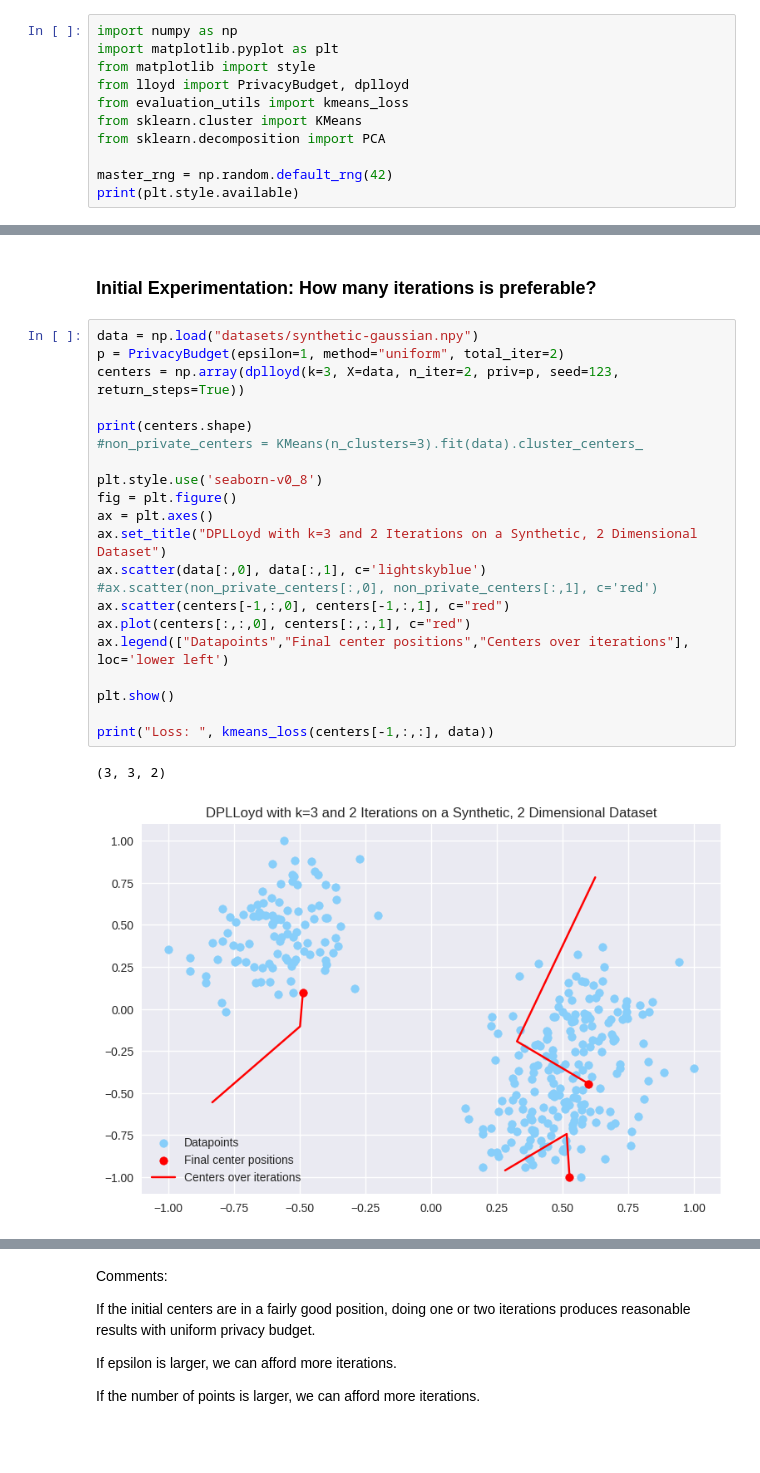
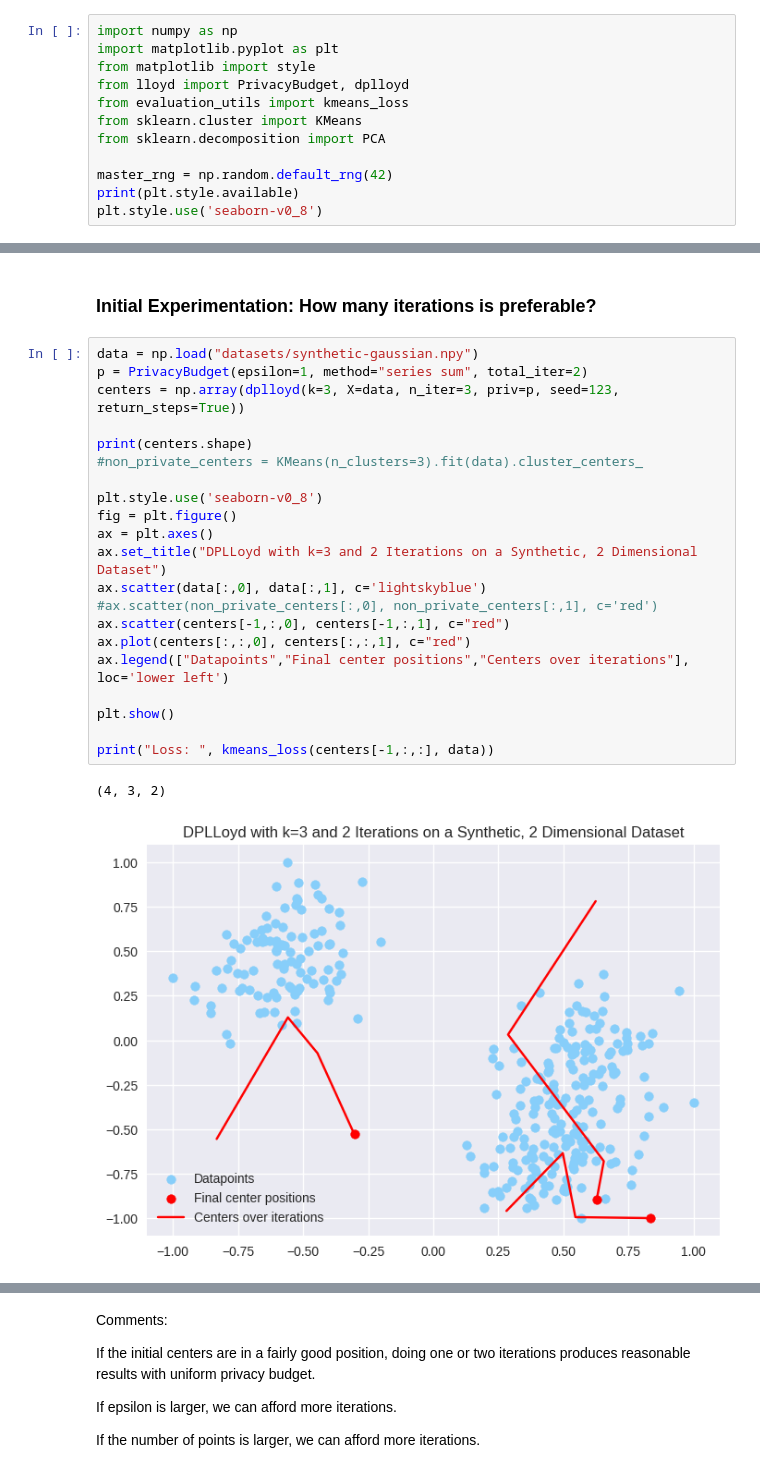
Before and after one commit to amy-ln/dpclustering, a Jupyter notebook: dplloyd-experiment.ipynb, the cells around one changed output, grey strips where cells are left out. Cells and saved outputs as stored; diff of their text form; blank space fills up the shorter version.

```diff
--- a/dplloyd-experiment.ipynb
+++ b/dplloyd-experiment.ipynb
@@ -22,5 +22,6 @@ from sklearn.decomposition import PCA
 
 master_rng = np.random.default_rng(42)
 print(plt.style.available)
+plt.style.use('seaborn-v0_8')
 # %% [output]
 ['Solarize_Light2', '_classic_test_patch', '_mpl-gallery', '_mpl-gallery-nogrid', 'bmh', 'classic', 'dark_background', 'fast', 'fivethirtyeight', 'ggplot', 'grayscale', 'petroff10', 'seaborn-v0_8', 's ...
@@ -28,25 +65,25 @@ print(plt.style.available)
 ### Initial Experimentation: How many iterations is preferable?
 # %%
 data = np.load("datasets/synthetic-gaussian.npy")
-p = PrivacyBudget(epsilon=1, method="uniform", total_iter=2)
-centers = np.array(dplloyd(k=3, X=data, n_iter=2, priv=p, seed=123, return_steps=True))
+p = PrivacyBudget(epsilon=1, method="series sum", total_iter=2)
+centers = np.array(dplloyd(k=3, X=data, n_iter=3, priv=p, seed=123, return_steps=True))
 
 print(centers.shape)
 #non_private_centers = KMeans(n_clusters=3).fit(data).cluster_centers_
 
 plt.style.use('seaborn-v0_8')
 fig = plt.figure()
 ax = plt.axes()
 ax.set_title("DPLLoyd with k=3 and 2 Iterations on a Synthetic, 2 Dimensional Dataset")
 ax.scatter(data[:,0], data[:,1], c='lightskyblue')
 #ax.scatter(non_private_centers[:,0], non_private_centers[:,1], c='red')
 ax.scatter(centers[-1,:,0], centers[-1,:,1], c="red")
 ax.plot(centers[:,:,0], centers[:,:,1], c="red")
 ax.legend(["Datapoints","Final center positions","Centers over iterations"], loc='lower left')
 
 plt.show()
 
 print("Loss: ", kmeans_loss(centers[-1,:,:], data))
 # %% [output]
-(3, 3, 2)
+(4, 3, 2)
-[figure, old version]
+[figure, new version]
```
Also changed, not shown: parts of 16 cells of this notebook, 6 other files.
